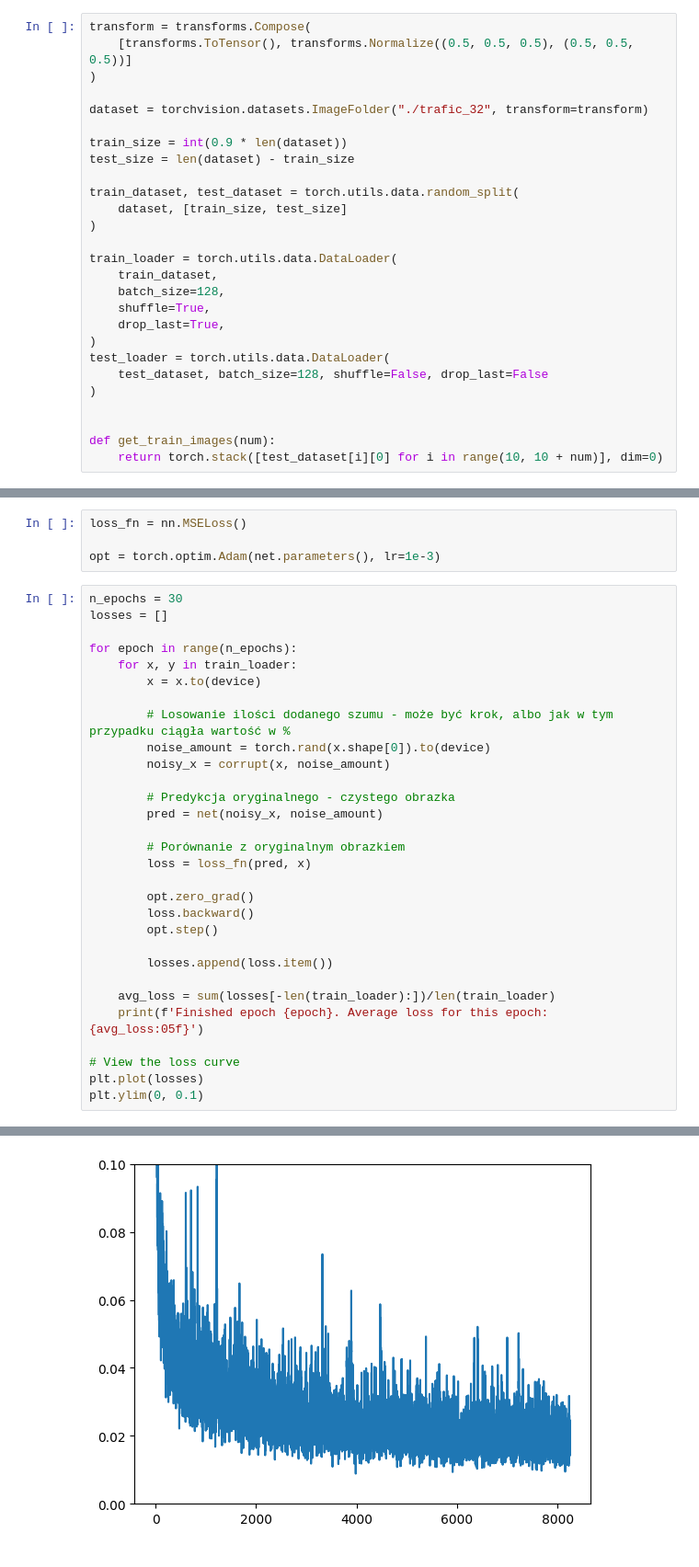
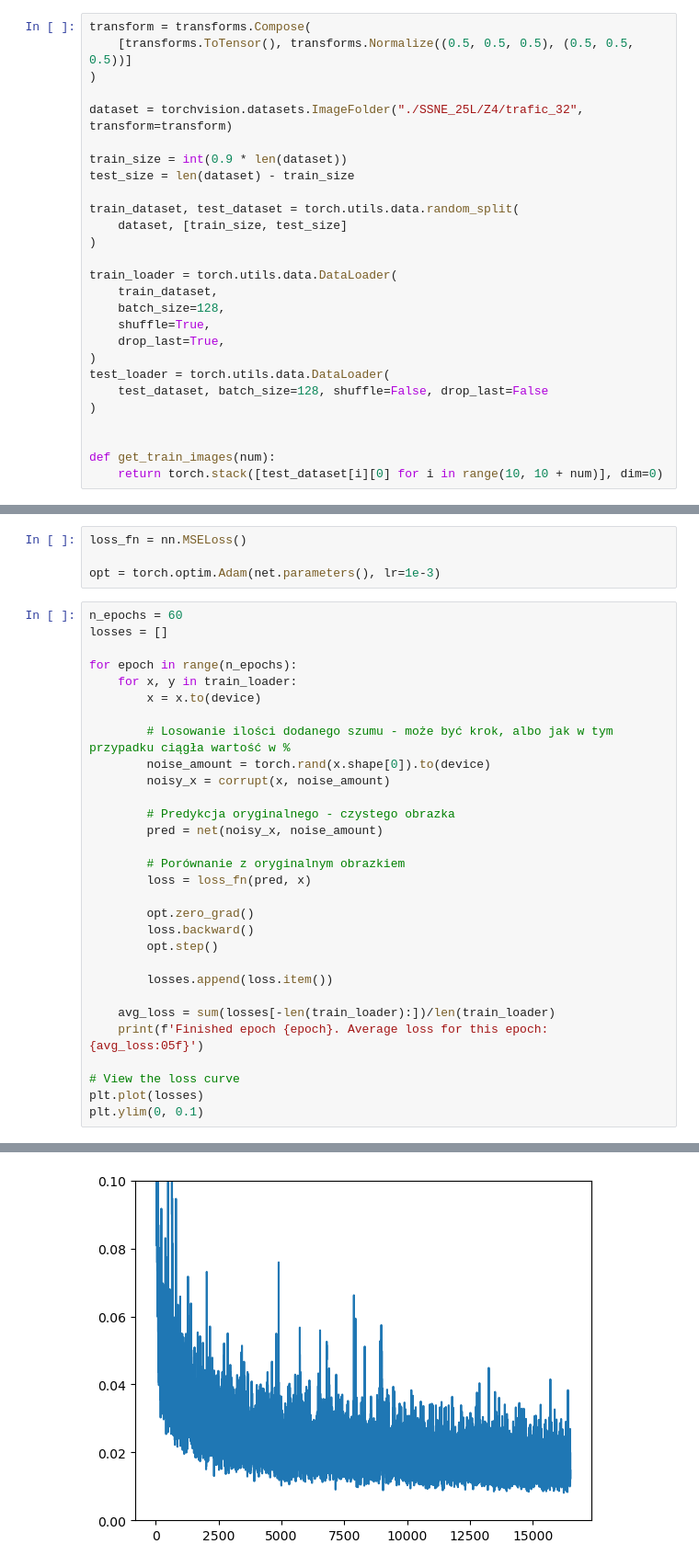
Before and after one commit to kam45x/SSNE_25L, a Jupyter notebook: Z4/generative_model.ipynb, the cells around one changed output, grey strips where cells are left out. Shown at 92% size. Drawn from its saved outputs; the diff is of its cells as text.

```diff
--- a/Z4/generative_model.ipynb
+++ b/Z4/generative_model.ipynb
@@ -29,7 +29,7 @@ transform = transforms.Compose(
     [transforms.ToTensor(), transforms.Normalize((0.5, 0.5, 0.5), (0.5, 0.5, 0.5))]
 )
 
-dataset = torchvision.datasets.ImageFolder("./trafic_32", transform=transform)
+dataset = torchvision.datasets.ImageFolder("./SSNE_25L/Z4/trafic_32", transform=transform)
 
 train_size = int(0.9 * len(dataset))
 test_size = len(dataset) - train_size
@@ -233,7 +233,7 @@ loss_fn = nn.MSELoss()
 
 opt = torch.optim.Adam(net.parameters(), lr=1e-3)
 # %%
-n_epochs = 30
+n_epochs = 60
 losses = []
 
 for epoch in range(n_epochs):
@@ -283,2 +283,2 @@ Finished epoch 29. Average loss for this epoch: 0.018499
 (0.0, 0.1)
-[figure, old version]
+[figure, new version]
```
Also changed, not shown: parts of 15 cells of this notebook.
